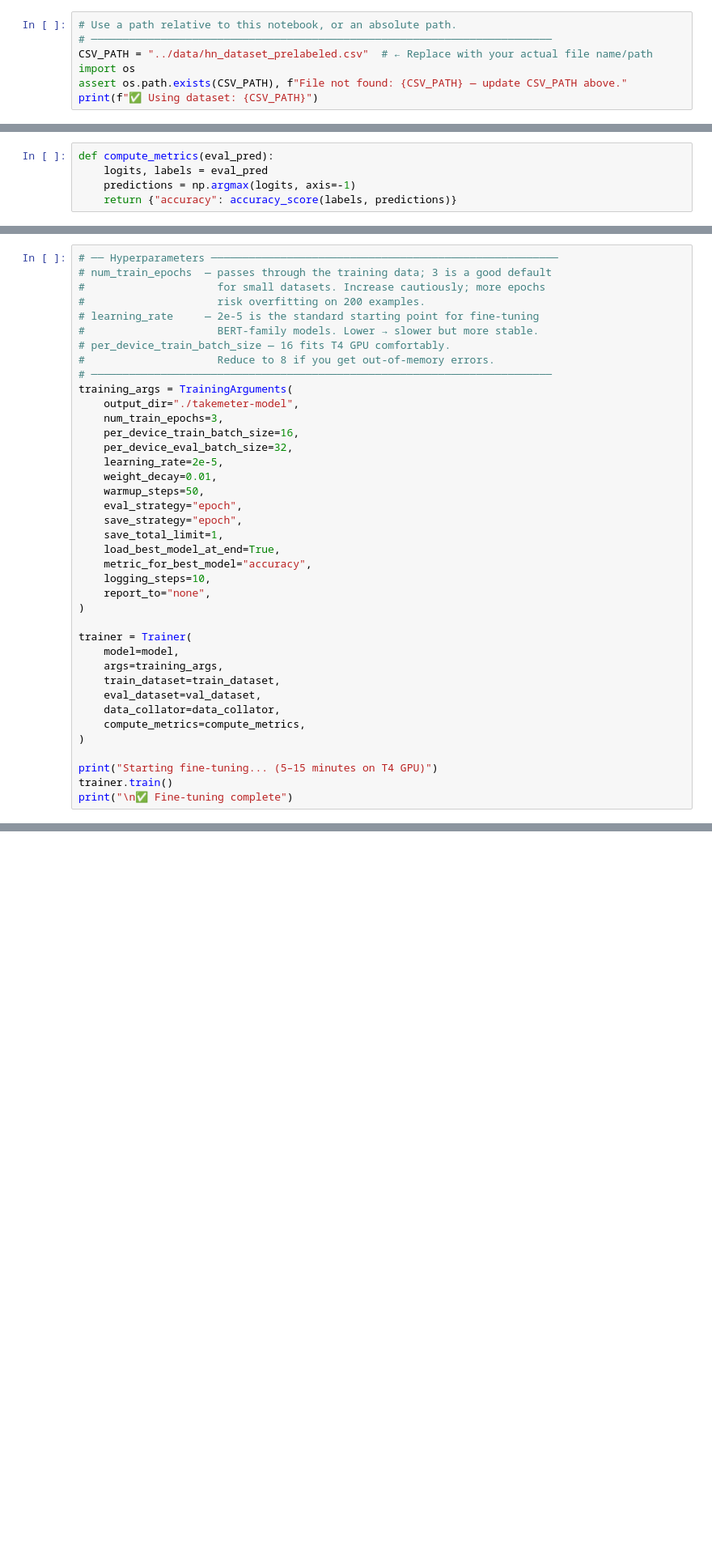
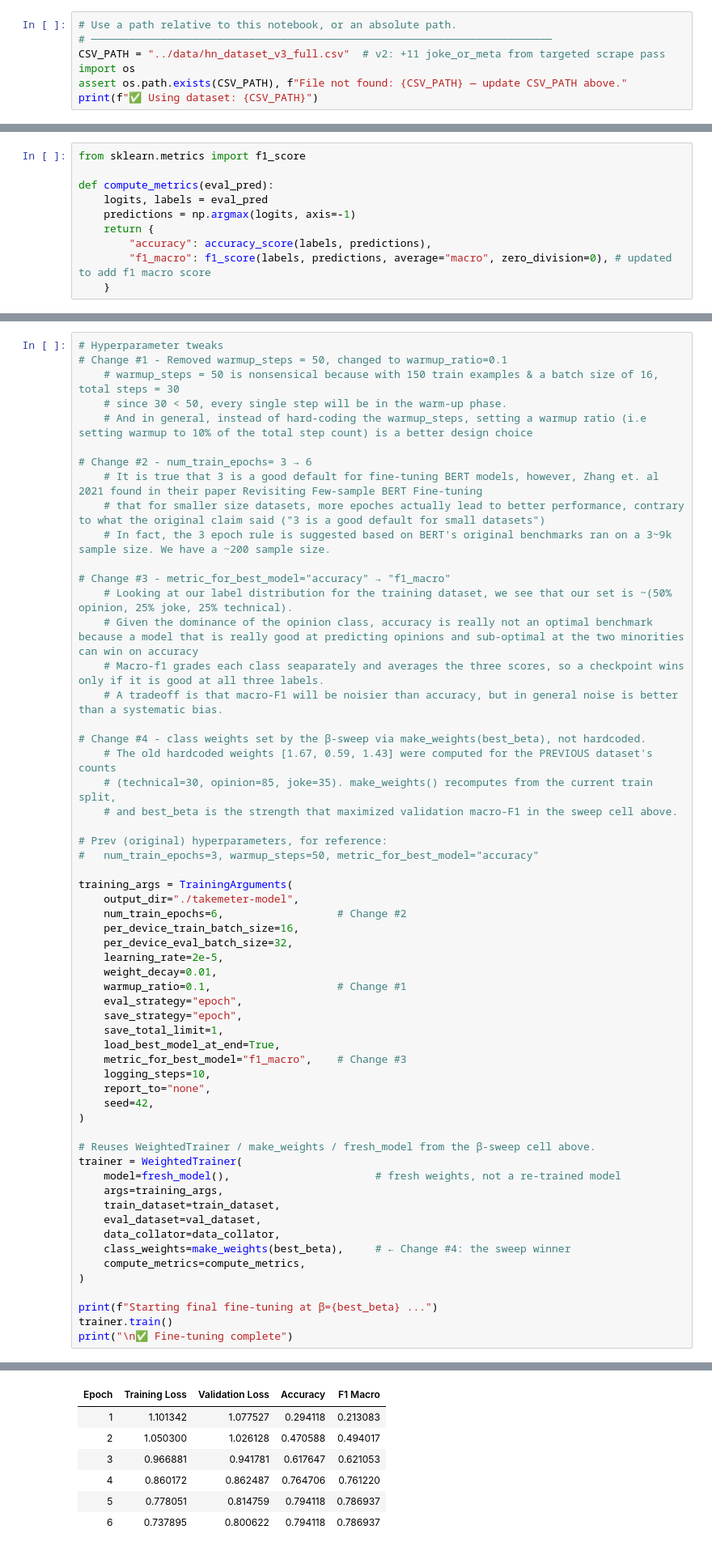
Before and after one commit to jaeoh91/AI201-Project-3, a Jupyter notebook: notebooks/ai201_project3_takemeter_starter_clean.ipynb, the cells around one changed output, grey strips where cells are left out. Shown at 81% size. Drawn from its saved outputs; the diff is of its cells as text; blank space fills up the shorter version.

Commit message:
Fine Tuning + UI

```diff
--- a/notebooks/ai201_project3_takemeter_starter_clean.ipynb
+++ b/notebooks/ai201_project3_takemeter_starter_clean.ipynb
@@ -88,7 +88,7 @@ Number of labels: 3
 # %%
 # Use a path relative to this notebook, or an absolute path.
 # ─────────────────────────────────────────────────────────────────────────
-CSV_PATH = "../data/hn_dataset_prelabeled.csv"  # ← Replace with your actual file name/path
+CSV_PATH = "../data/hn_dataset_v3_full.csv"  # v2: +11 joke_or_meta from targeted scrape pass
 import os
 assert os.path.exists(CSV_PATH), f"File not found: {CSV_PATH} — update CSV_PATH above."
 print(f"✅ Using dataset: {CSV_PATH}")
@@ -227,5 +258,10 @@ print(f"Output labels: {NUM_LABELS}")
 # %%
+from sklearn.metrics import f1_score
+
 def compute_metrics(eval_pred):
     logits, labels = eval_pred
     predictions = np.argmax(logits, axis=-1)
-    return {"accuracy": accuracy_score(labels, predictions)}
+    return {
+        "accuracy": accuracy_score(labels, predictions),
+        "f1_macro": f1_score(labels, predictions, average="macro", zero_division=0), # updated to add f1 macro score
+    }
@@ -232,39 +378,59 @@ def compute_metrics(eval_pred):
 # %%
-# ── Hyperparameters ───────────────────────────────────────────────────────
-# num_train_epochs  — passes through the training data; 3 is a good default
-#                     for small datasets. Increase cautiously; more epochs
-#                     risk overfitting on 200 examples.
-# learning_rate     — 2e-5 is the standard starting point for fine-tuning
-#                     BERT-family models. Lower → slower but more stable.
-# per_device_train_batch_size — 16 fits T4 GPU comfortably.
-#                     Reduce to 8 if you get out-of-memory errors.
-# ─────────────────────────────────────────────────────────────────────────
+# Hyperparameter tweaks
+# Change #1 - Removed warmup_steps = 50, changed to warmup_ratio=0.1
+    # warmup_steps = 50 is nonsensical because with 150 train examples & a batch size of 16, total steps = 30
+    # since 30 < 50, every single step will be in the warm-up phase.
+    # And in general, instead of hard-coding the warmup_steps, setting a warmup ratio (i.e setting warmup to 10% of the total step count) is a better design choice
+
+# Change #2 - num_train_epochs= 3 → 6
+    # It is true that 3 is a good default for fine-tuning BERT models, however, Zhang et. al 2021 found in their paper Revisiting Few-sample BERT Fine-tuning
+    # that for smaller size datasets, more epoches actually lead to better performance, contrary to what the original claim said ("3 is a good default for small datasets")
+    # In fact, the 3 epoch rule is suggested based on BERT's original benchmarks ran on a 3~9k sample size. We have a ~200 sample size.
+
+# Change #3 - metric_for_best_model="accuracy" → "f1_macro"
+    # Looking at our label distribution for the training dataset, we see that our set is ~(50% opinion, 25% joke, 25% technical).
+    # Given the dominance of the opinion class, accuracy is really not an optimal benchmark because a model that is really good at predicting opinions and sub-optimal at the two minorities can win on accuracy
+    # Macro-f1 grades each class seaparately and averages the three scores, so a checkpoint wins only if it is good at all three labels.
+    # A tradeoff is that macro-F1 will be noisier than accuracy, but in general noise is better than a systematic bias.
+
+# Change #4 - class weights set by the β-sweep via make_weights(best_beta), not hardcoded.
+    # The old hardcoded weights [1.67, 0.59, 1.43] were computed for the PREVIOUS dataset's counts
+    # (technical=30, opinion=85, joke=35). make_weights() recomputes from the current train split,
+    # and best_beta is the strength that maximized validation macro-F1 in the sweep cell above.
+
+# Prev (original) hyperparameters, for reference:
+#   num_train_epochs=3, warmup_steps=50, metric_for_best_model="accuracy"
+
 training_args = TrainingArguments(
     output_dir="./takemeter-model",
-    num_train_epochs=3,
+    num_train_epochs=6,                  # Change #2
     per_device_train_batch_size=16,
     per_device_eval_batch_size=32,
     learning_rate=2e-5,
     weight_decay=0.01,
-    warmup_steps=50,
+    warmup_ratio=0.1,                    # Change #1
     eval_strategy="epoch",
     save_strategy="epoch",
     save_total_limit=1,
     load_best_model_at_end=True,
-    metric_for_best_model="accuracy",
+    metric_for_best_model="f1_macro",    # Change #3
     logging_steps=10,
     report_to="none",
+    seed=42,
 )
 
-trainer = Trainer(
-    model=model,
+# Reuses WeightedTrainer / make_weights / fresh_model from the β-sweep cell above.
+trainer = WeightedTrainer(
+    model=fresh_model(),                       # fresh weights, not a re-trained model
     args=training_args,
     train_dataset=train_dataset,
     eval_dataset=val_dataset,
     data_collator=data_collator,
+    class_weights=make_weights(best_beta),     # ← Change #4: the sweep winner
     compute_metrics=compute_metrics,
 )
 
-print("Starting fine-tuning... (5–15 minutes on T4 GPU)")
+print(f"Starting final fine-tuning at β={best_beta} ...")
 trainer.train()
 print("\n✅ Fine-tuning complete")
+# %% [output]
@@ -270,0 +456,7 @@ print("\n✅ Fine-tuning complete")
+| Epoch | Training Loss | Validation Loss | Accuracy | F1 Macro |
+| 1 | 1.101342 | 1.077527 | 0.294118 | 0.213083 |
+| 2 | 1.050300 | 1.026128 | 0.470588 | 0.494017 |
+| 3 | 0.966881 | 0.941781 | 0.617647 | 0.621053 |
+| 4 | 0.860172 | 0.862487 | 0.764706 | 0.761220 |
+| 5 | 0.778051 | 0.814759 | 0.794118 | 0.786937 |
+| 6 | 0.737895 | 0.800622 | 0.794118 | 0.786937 |
```
Also changed, not shown: parts of 13 cells of this notebook, 18 other files.
